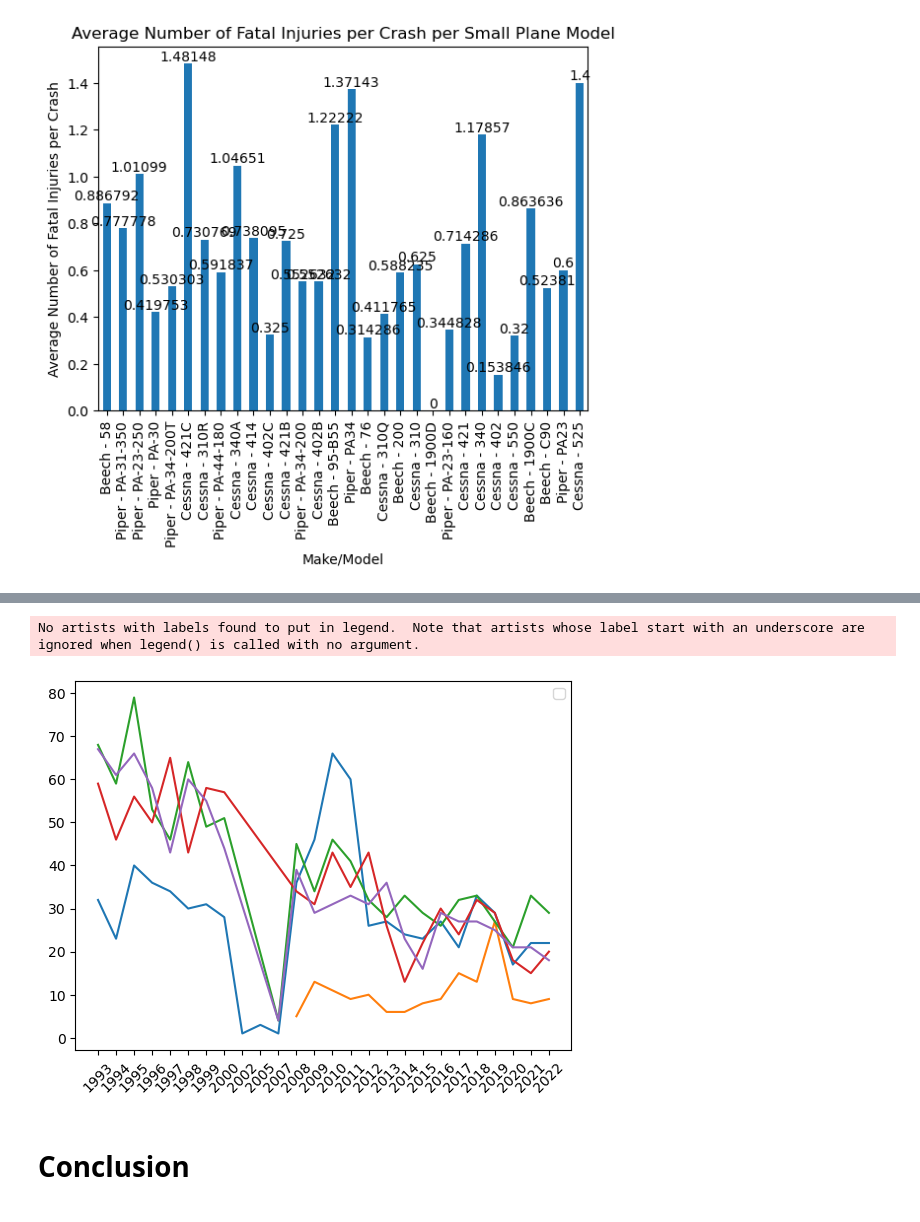
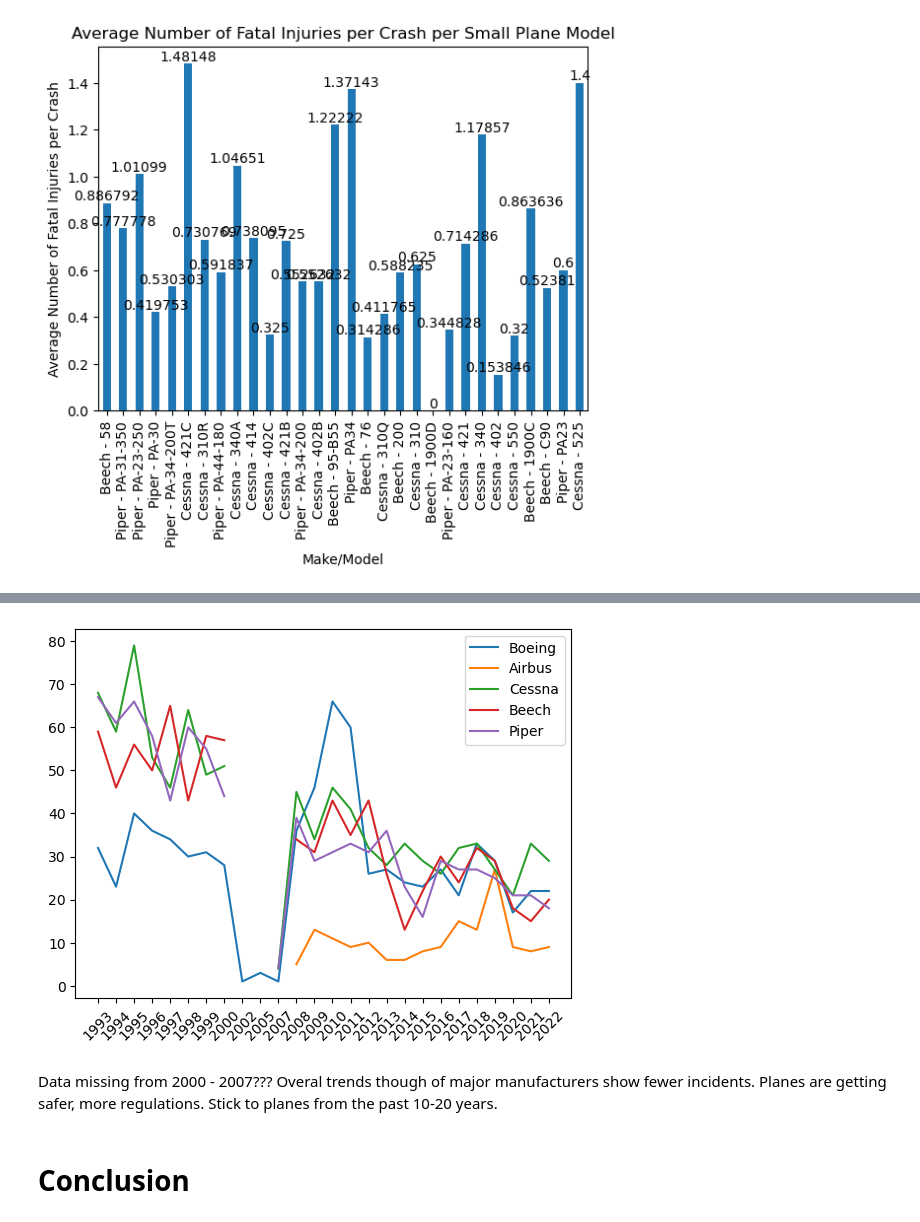
Before and after one commit to mkearns17/Aviation_Accidents_Project, a Jupyter notebook: Aviation_Phase1_Project.ipynb, the cells around one changed output, grey strips where cells are left out. Drawn from its saved outputs; the diff is of its cells as text; code cells hidden in the pictures.

```diff
--- a/Aviation_Phase1_Project.ipynb
+++ b/Aviation_Phase1_Project.ipynb
@@ -320,7 +334,12 @@ beech = small_planes[small_planes['Make'] == 'Beech']
 piper = small_planes[small_planes['Make'] == 'Piper']
 # %%
 boeing_crashes_yr = boeing.value_counts('Year').sort_index()
+boeing_crashes_yr.name = 'Boeing'
 airbus_crashes_yr = airbus.value_counts('Year').sort_index()
+airbus_crashes_yr.name = 'Airbus'
 cessna_crashes_yr = cessna.value_counts('Year').sort_index()
+cessna_crashes_yr.name = 'Cessna'
 beech_crashes_yr = beech.value_counts('Year').sort_index()
+beech_crashes_yr.name = 'Beech'
 piper_crashes_yr = piper.value_counts('Year').sort_index()
+piper_crashes_yr.name = 'Piper'
@@ -344,13 +346,13 @@ Name: count, Length: 112, dtype: int64
-# %%
-plt.plot(boeing_crashes_yr)
-plt.plot(airbus_crashes_yr)
-plt.plot(cessna_crashes_yr)
-plt.plot(beech_crashes_yr)
-plt.plot(piper_crashes_yr)
-plt.xticks(rotation=45);
-# %% [output]
-No artists with labels found to put in legend.  Note that artists whose label start with an underscore are ignored when legend() is called with no argument.
-[figure, removed]
+# %%
+crashes = pd.concat([boeing_crashes_yr,airbus_crashes_yr,cessna_crashes_yr,beech_crashes_yr,piper_crashes_yr],axis = 1)
+# %%
+plt.plot(crashes)
+plt.xticks(rotation=45);
+plt.legend(crashes.columns);
+# %% [output]
+[figure, added]
+# %% [markdown]
+Data missing from 2000 - 2007???   Overal trends though of major manufacturers show fewer incidents. Planes are getting safer, more regulations. Stick to planes from the past 10-20 years.
 # %% [markdown]
 # Conclusion
 # %% [markdown]
```
Also changed, not shown: parts of 3 cells of this notebook.
